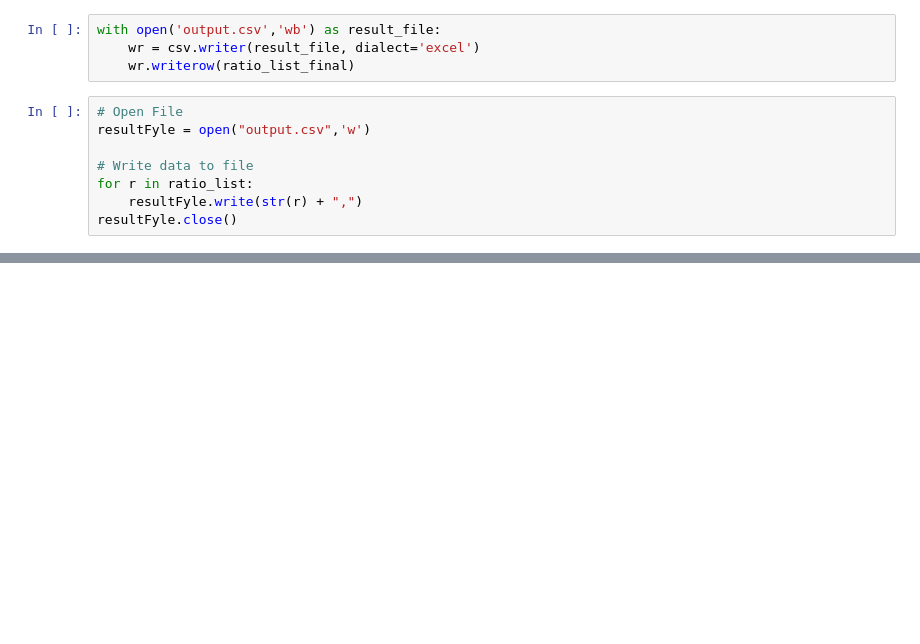
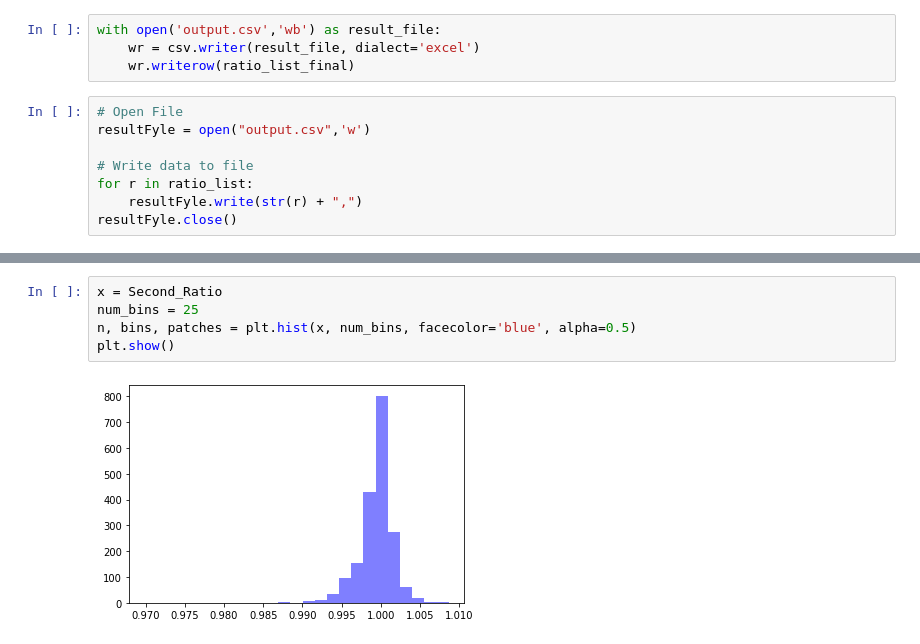
Before and after one commit to embeeboi/rentech2, a Jupyter notebook: ipynbversion.ipynb, the cells around one changed output, grey strips where cells are left out. Saved outputs shown, nothing was run; the diff lists cells and outputs as text; blank space fills up the shorter version.

```diff
--- a/ipynbversion.ipynb
+++ b/ipynbversion.ipynb
@@ -505,0 +537,7 @@ resultFyle.close()
+# %%
+x = Second_Ratio
+num_bins = 25
+n, bins, patches = plt.hist(x, num_bins, facecolor='blue', alpha=0.5)
+plt.show()
+# %% [output]
+[figure, added]
```
Also changed, not shown: parts of 15 cells of this notebook, 3 other files.
